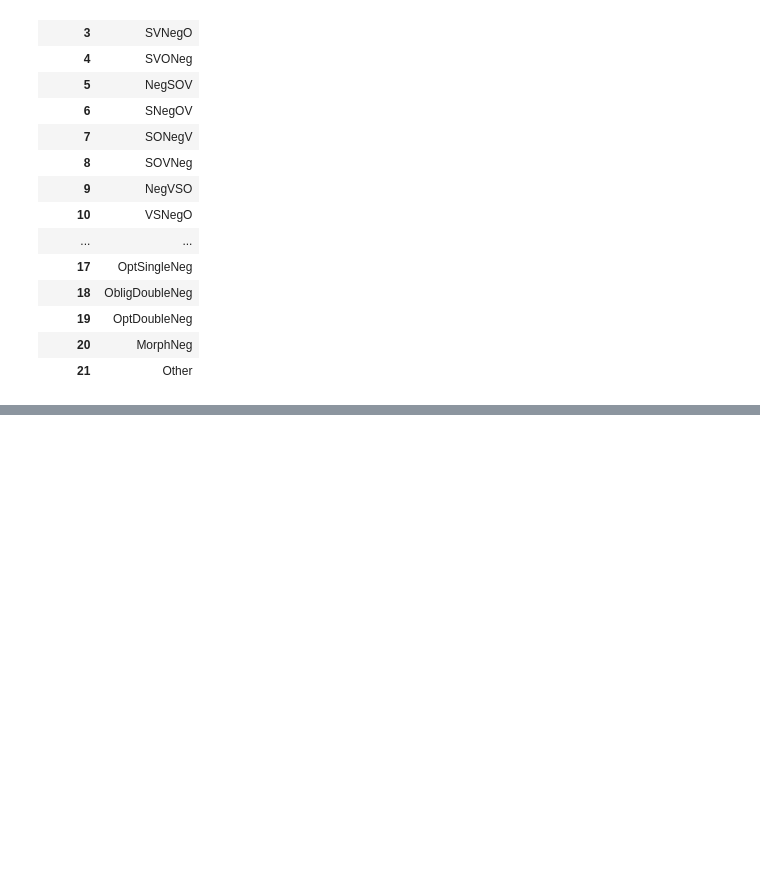
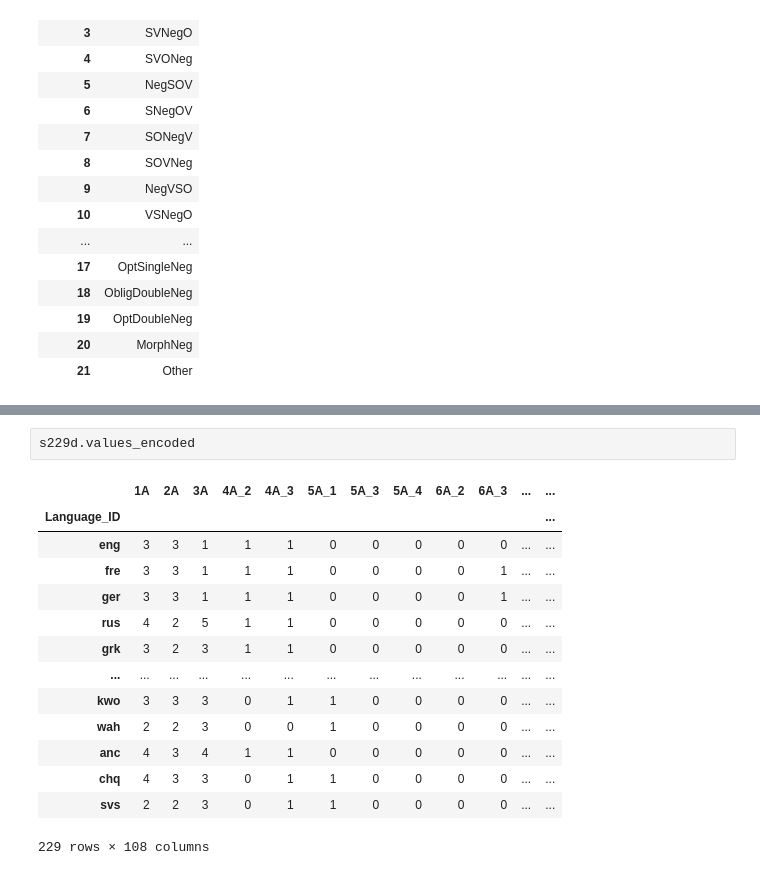
Before and after one commit to def-gthill/sils, a Jupyter notebook: prep.ipynb, the cells around one changed output, grey strips where cells are left out. Saved outputs shown, nothing was run; the diff lists cells and outputs as text; blank space fills up the shorter version.

```diff
--- a/prep.ipynb
+++ b/prep.ipynb
@@ -856,0 +885,17 @@ s280d.value_names('144A')
+# %%
+s229d.values_encoded
+# %% [output]
+|  | 1A | 2A | 3A | 4A_2 | 4A_3 | 5A_1 | 5A_3 | 5A_4 | 6A_2 | 6A_3 | ... | ... |
+| Language_ID |  |  |  |  |  |  |  |  |  |  |  | ... |
+| eng | 3 | 3 | 1 | 1 | 1 | 0 | 0 | 0 | 0 | 0 | ... | ... |
+| fre | 3 | 3 | 1 | 1 | 1 | 0 | 0 | 0 | 0 | 1 | ... | ... |
+| ger | 3 | 3 | 1 | 1 | 1 | 0 | 0 | 0 | 0 | 1 | ... | ... |
+| rus | 4 | 2 | 5 | 1 | 1 | 0 | 0 | 0 | 0 | 0 | ... | ... |
+| grk | 3 | 2 | 3 | 1 | 1 | 0 | 0 | 0 | 0 | 0 | ... | ... |
+| ... | ... | ... | ... | ... | ... | ... | ... | ... | ... | ... | ... | ... |
+| kwo | 3 | 3 | 3 | 0 | 1 | 1 | 0 | 0 | 0 | 0 | ... | ... |
+| wah | 2 | 2 | 3 | 0 | 0 | 1 | 0 | 0 | 0 | 0 | ... | ... |
+| anc | 4 | 3 | 4 | 1 | 1 | 0 | 0 | 0 | 0 | 0 | ... | ... |
+| chq | 4 | 3 | 3 | 0 | 1 | 1 | 0 | 0 | 0 | 0 | ... | ... |
+| svs | 2 | 2 | 3 | 0 | 1 | 1 | 0 | 0 | 0 | 0 | ... | ... |
+229 rows × 108 columns
```
Also changed, not shown: parts of 5 cells of this notebook, 1 other file.
